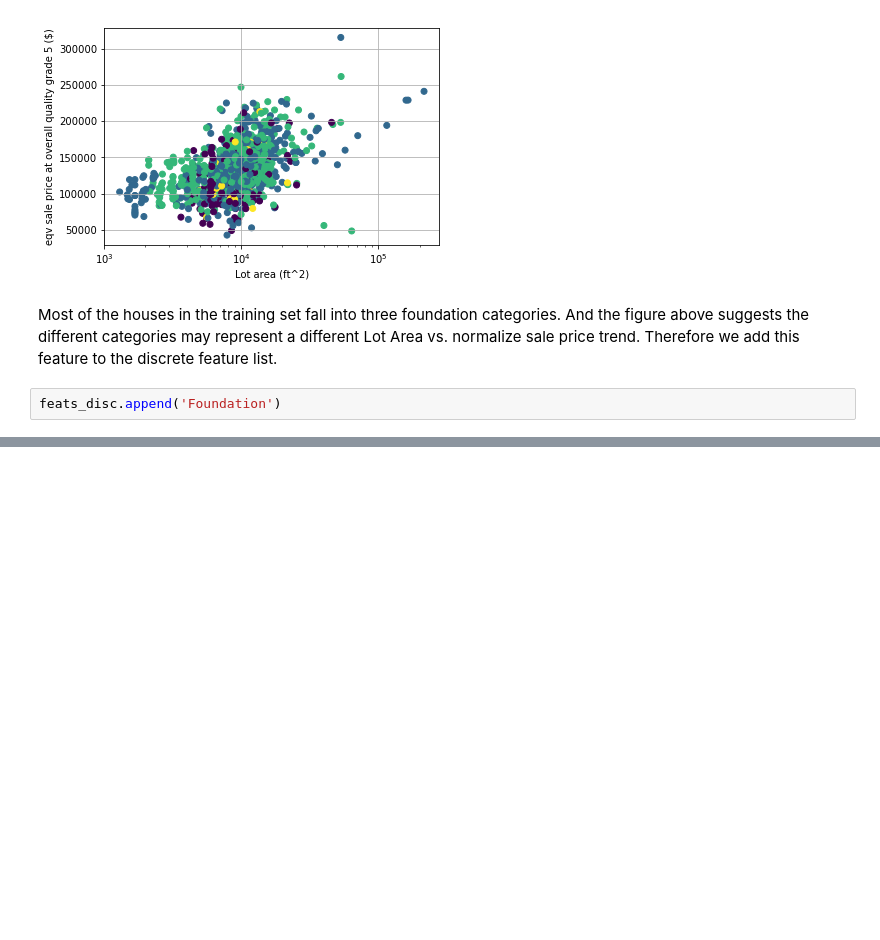
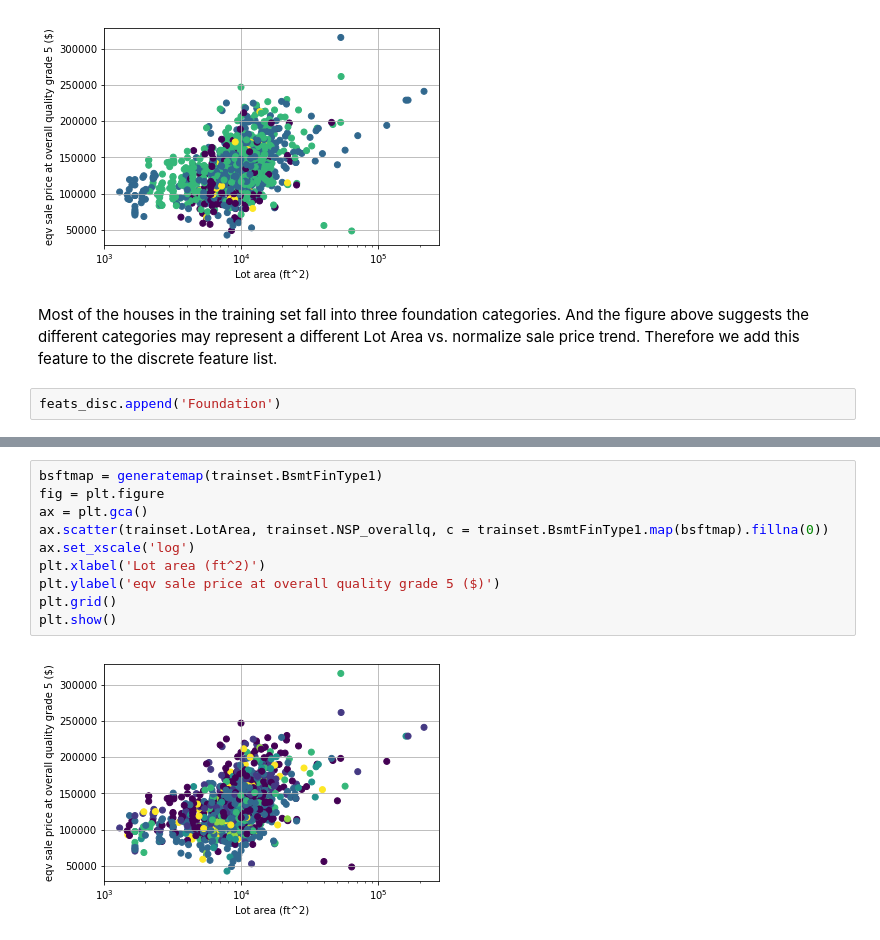
Before and after one commit to badGarnet/house_price, a Jupyter notebook: drawing board.ipynb, the cells around one changed output, grey strips where cells are left out. Drawn from its saved outputs; the diff is of its cells as text; blank space fills up the shorter version.

```diff
--- a/drawing board.ipynb
+++ b/drawing board.ipynb
@@ -943,0 +1041,12 @@ feats_disc.append('Foundation')
+# %%
+bsftmap = generatemap(trainset.BsmtFinType1)
+fig = plt.figure
+ax = plt.gca()
+ax.scatter(trainset.LotArea, trainset.NSP_overallq, c = trainset.BsmtFinType1.map(bsftmap).fillna(0))
+ax.set_xscale('log')
+plt.xlabel('Lot area (ft^2)')
+plt.ylabel('eqv sale price at overall quality grade 5 ($)')
+plt.grid()
+plt.show()
+# %% [output]
+[figure, added]
```
Also changed, not shown: parts of 24 cells of this notebook.
